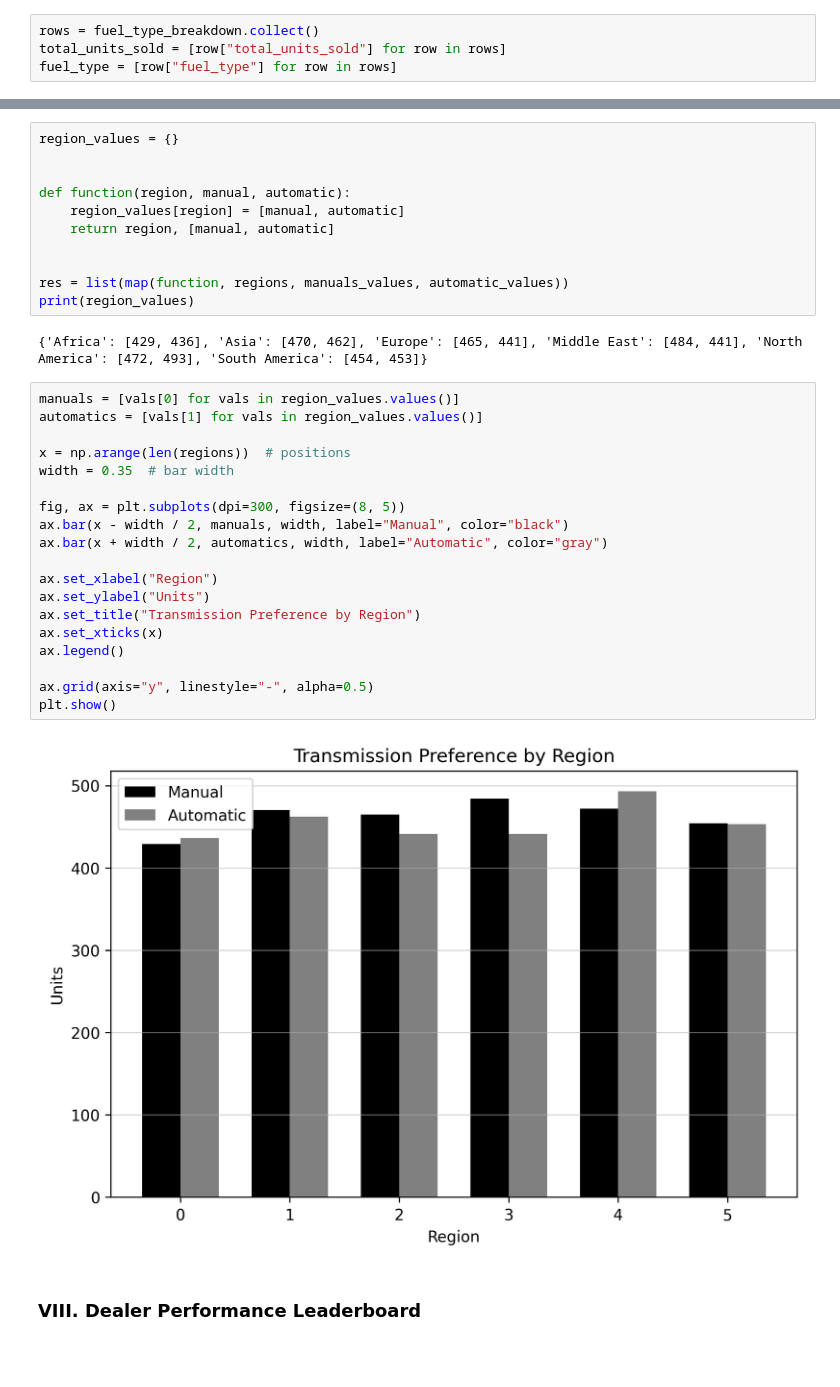
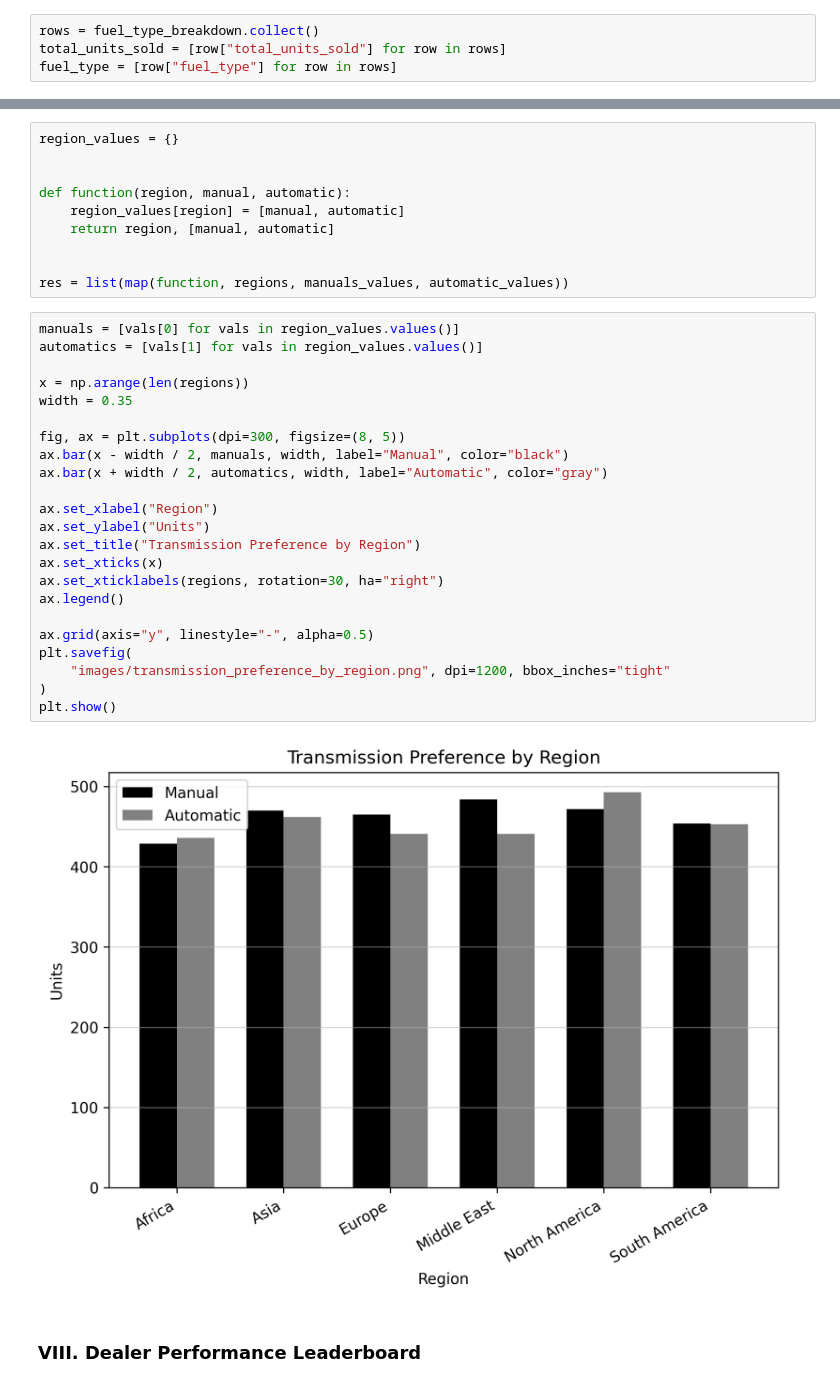
Before and after one commit to smartestnerdfromtown/bmw_sales_analysis_2010_2024, a Jupyter notebook: analysis.ipynb, the cells around one changed output, grey strips where cells are left out. Drawn from its saved outputs; the diff is of its cells as text; blank space fills up the shorter version.

```diff
--- a/analysis.ipynb
+++ b/analysis.ipynb
@@ -673,30 +634,31 @@ def function(region, manual, automatic):
 
 
 res = list(map(function, regions, manuals_values, automatic_values))
-print(region_values)
-# %% [output]
-{'Africa': [429, 436], 'Asia': [470, 462], 'Europe': [465, 441], 'Middle East': [484, 441], 'North America': [472, 493], 'South America': [454, 453]}
 # %%
 manuals = [vals[0] for vals in region_values.values()]
 automatics = [vals[1] for vals in region_values.values()]
 
-x = np.arange(len(regions))  # positions
-width = 0.35  # bar width
+x = np.arange(len(regions))
+width = 0.35
 
 fig, ax = plt.subplots(dpi=300, figsize=(8, 5))
 ax.bar(x - width / 2, manuals, width, label="Manual", color="black")
 ax.bar(x + width / 2, automatics, width, label="Automatic", color="gray")
 
 ax.set_xlabel("Region")
 ax.set_ylabel("Units")
 ax.set_title("Transmission Preference by Region")
 ax.set_xticks(x)
+ax.set_xticklabels(regions, rotation=30, ha="right")
 ax.legend()
 
 ax.grid(axis="y", linestyle="-", alpha=0.5)
+plt.savefig(
+    "images/transmission_preference_by_region.png", dpi=1200, bbox_inches="tight"
+)
 plt.show()
 # %% [output]
-[figure, old version]
+[figure, new version]
 # %% [markdown]
 ### VIII. Dealer Performance Leaderboard
 # %%
```
Also changed, not shown: parts of 11 cells of this notebook, 3 other files.
